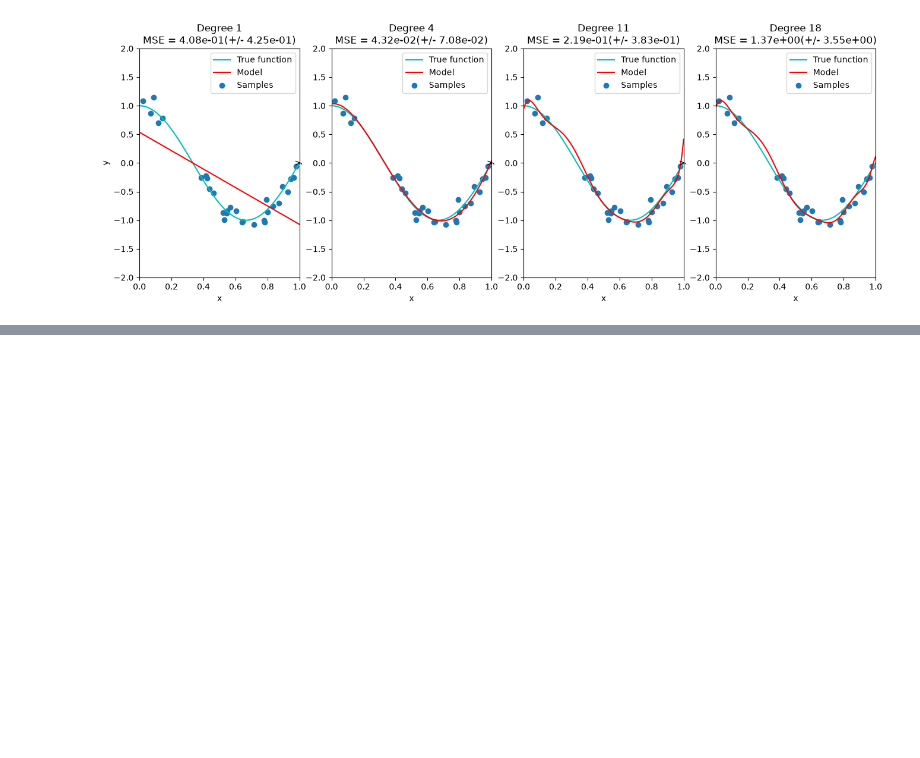
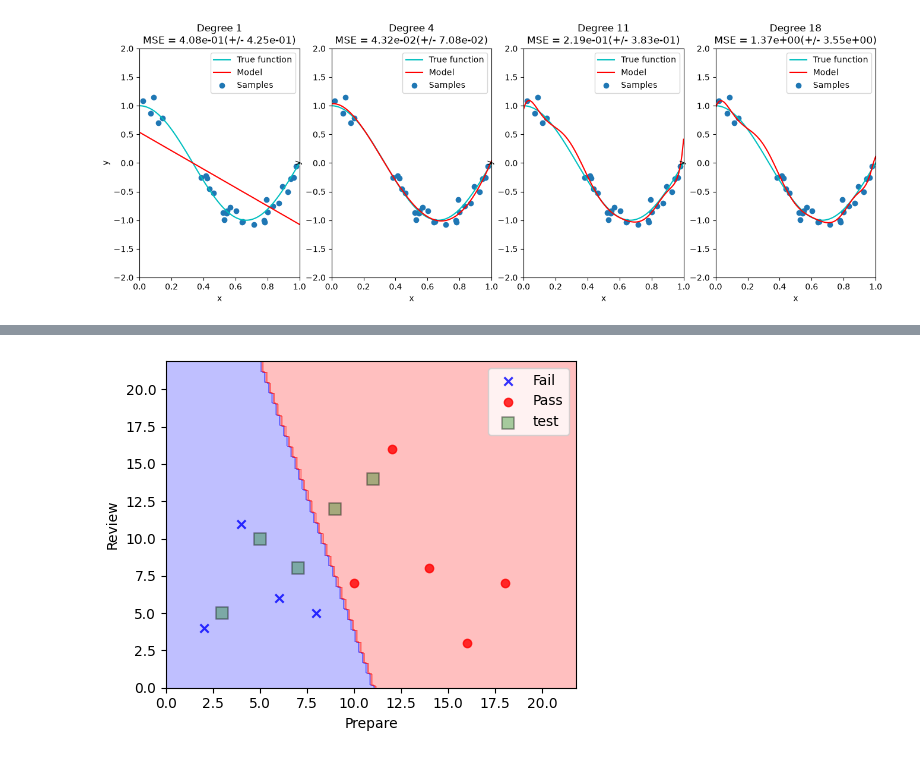
Before and after one commit to dlwlssud123/3-2_DAML, a Jupyter notebook: notebooks/기말공부.ipynb, the cells around one changed output, grey strips where cells are left out. Drawn from its saved outputs; the diff is of its cells as text; code cells hidden in the pictures; blank space fills up the shorter version.

```diff
--- a/notebooks/기말공부.ipynb
+++ b/notebooks/기말공부.ipynb
@@ -1337,0 +1393,43 @@ Degree: 18, Score: -1.3697359675680358
+# %%
+from matplotlib.colors import ListedColormap
+
+x1min, x1max = 0, 22
+x2min, x2max = 0, 22
+xx1, xx2 = np.meshgrid(np.arange(x1min, x1max, 0.2),
+                       np.arange(x2min, x2max, 0.1))
+
+Z = logiMd.predict(np.array([xx1.ravel(), xx2.ravel()]).T)
+Z = Z.reshape(xx1.shape)
+
+failpass = ("Fail", "Pass")
+markers = ('x', 'o')
+colors = ('blue', 'red')
+cmap = ListedColormap(colors)
+
+plt.figure(figsize = (5, 4))
+plt.contourf(xx1, xx2, Z, alpha = 0.25, cmap = cmap)
+plt.xlim(xx1.min(), xx1.max())
+plt.ylim(xx2.min(), xx2.max())
+
+failpass = ("Fail", "Pass")
+markers = ('x', 'o')
+colors = ('blue', 'red')
+cmap = ListedColormap(colors)
+
+for idx, cl in enumerate(np.unique(t_data)):
+    plt.scatter(x = x_data[t_data == cl, 0],
+                y = x_data[t_data == cl, 1],
+                alpha = 0.8, c = colors[idx],
+                marker = markers[idx], label = failpass[cl])
+
+plt.scatter(test_data[:, 0], test_data[:, 1],
+            c = 'green', edgecolor = 'k', alpha = 0.35,
+            linewidth = 1.2, marker = 's', s = 80, label = 'test')
+
+plt.xlabel('Prepare')
+plt.ylabel('Review')
+plt.legend(loc = 'upper right')
+plt.tight_layout()
+plt.show()
+# %% [output]
+[figure, added]
```
Also changed, not shown: parts of 62 cells of this notebook, 2 other files.
